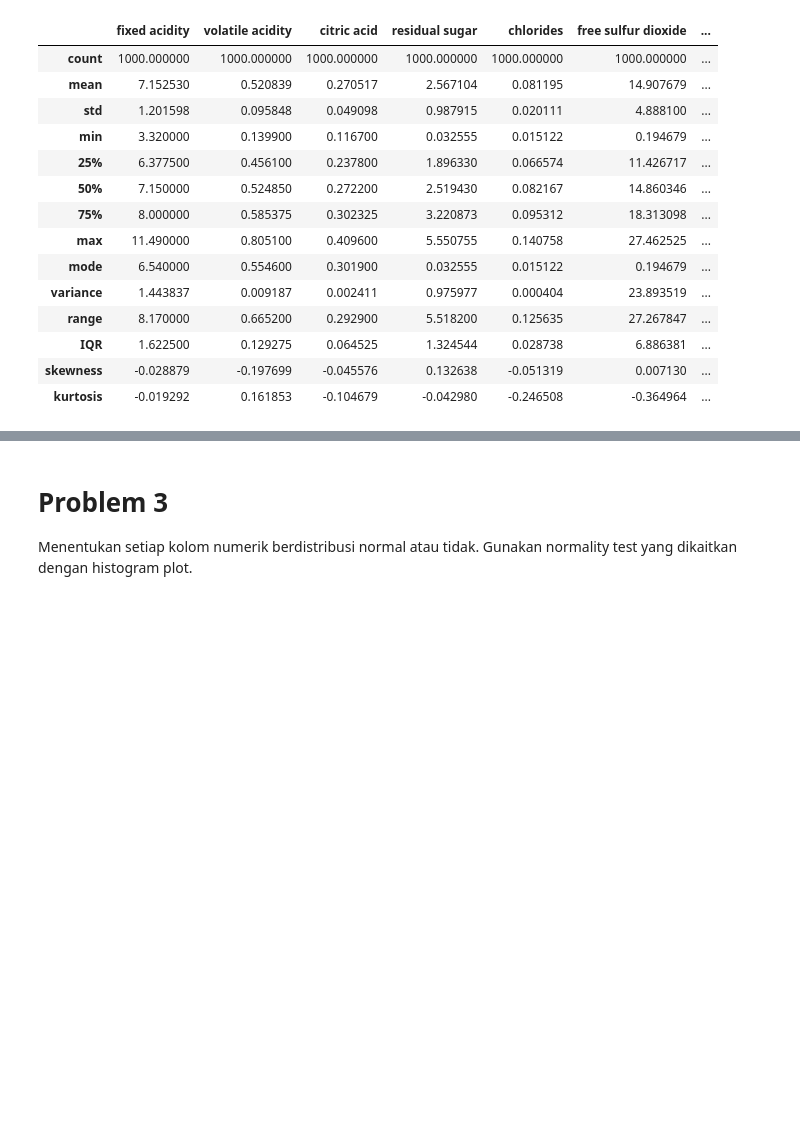
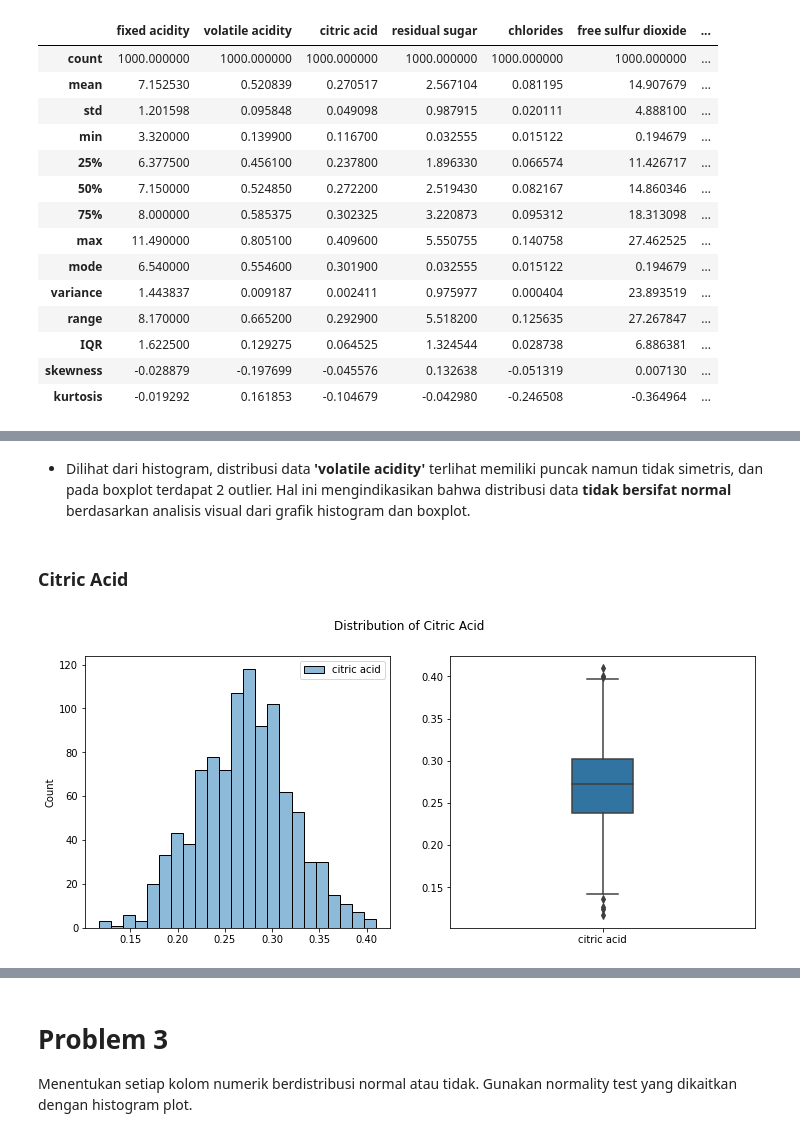
Before and after one commit to bernarduswillson/ProbStat, a Jupyter notebook: tubes.ipynb, the cells around one changed output, grey strips where cells are left out. Drawn from its saved outputs; the diff is of its cells as text; code cells hidden in the pictures; blank space fills up the shorter version.

```diff
--- a/tubes.ipynb
+++ b/tubes.ipynb
@@ -124,0 +130,21 @@ plt.show()
+# %% [markdown]
+- Dilihat dari histogram, distribusi data **'volatile acidity'** terlihat memiliki puncak namun tidak simetris, dan pada boxplot terdapat 2 outlier. Hal ini mengindikasikan bahwa distribusi data **tidak bersifat normal** berdasarkan analisis visual dari grafik histogram dan boxplot.
+# %% [markdown]
+### Citric Acid
+# %%
+# read citric acid data
+citricAcid = df[['citric acid']]
+
+# create figure
+fig, axs = plt.subplots(ncols=2, figsize=(12, 5))
+plt.suptitle("Distribution of Citric Acid")
+
+# histogram
+sns.histplot(citricAcid, ax=axs[0])
+# boxplot
+sns.boxplot(citricAcid, ax=axs[1], orient='v', width=0.2)
+
+# show plot
+plt.show()
+# %% [output]
+[figure, added]
```
Also changed, not shown: parts of 50 cells of this notebook.
